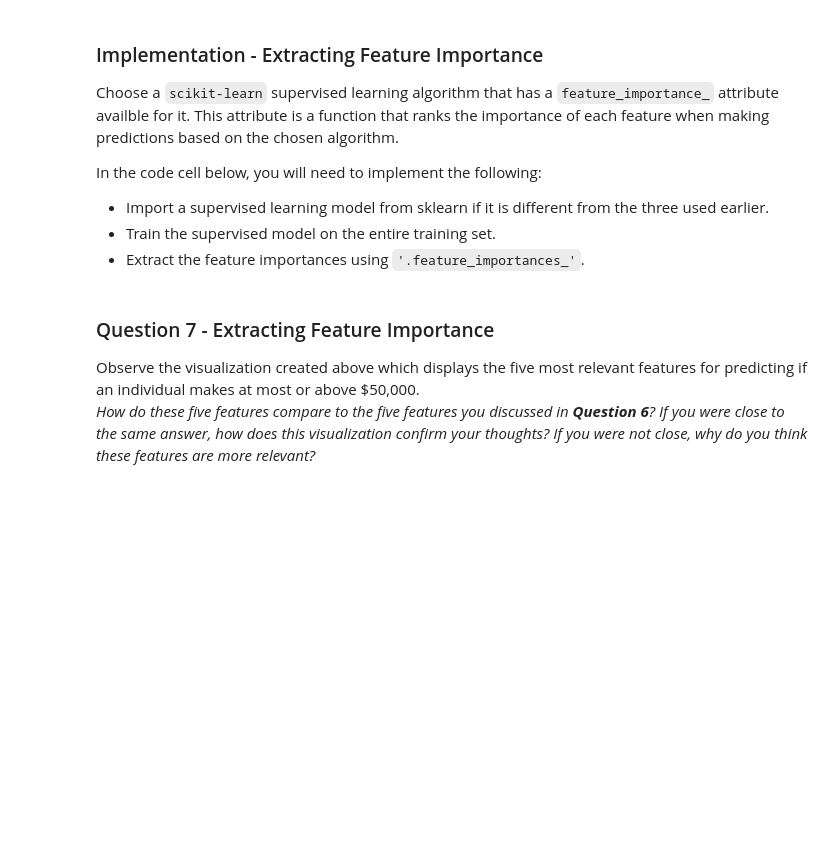
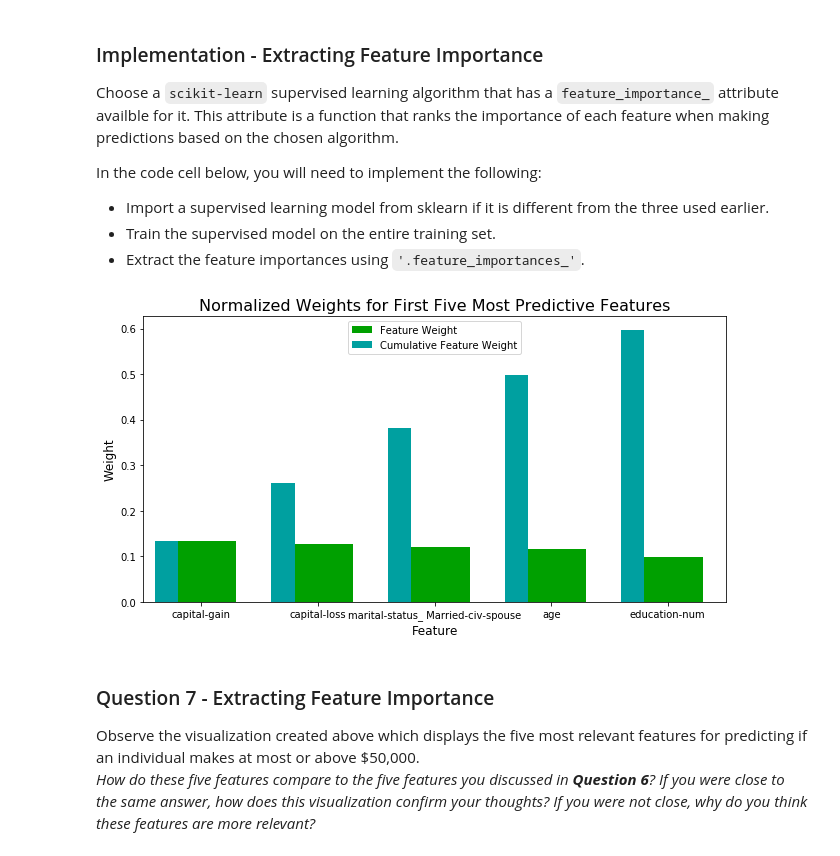
Before and after one commit to gutomcosta/mlnd, a Jupyter notebook: finding_donors/finding_donors.ipynb, the cells around one changed output. Drawn from its saved outputs; the diff is of its cells as text; code cells hidden in the pictures; blank space fills up the shorter version.

Commit message:
try to run the model with the five most important features

```diff
--- a/finding_donors/finding_donors.ipynb
+++ b/finding_donors/finding_donors.ipynb
@@ -572,15 +559,20 @@ In the code cell below, you will need to implement the following:
  - Extract the feature importances using `'.feature_importances_'`.
 # %%
 # TODO: Import a supervised learning model that has 'feature_importances_'
+from sklearn.ensemble import GradientBoostingClassifier
+
+clf = GradientBoostingClassifier(random_state=99)
 
 # TODO: Train the supervised model on the training set
-model = None
+model = clf.fit(X_train,y_train)
 
 # TODO: Extract the feature importances
-importances = None
+importances = model.feature_importances_
 
 # Plot
 vs.feature_plot(importances, X_train, y_train)
+# %% [output]
+[figure, added]
 # %% [markdown]
 ### Question 7 - Extracting Feature Importance
 
```
Also changed, not shown: parts of 8 cells of this notebook.
